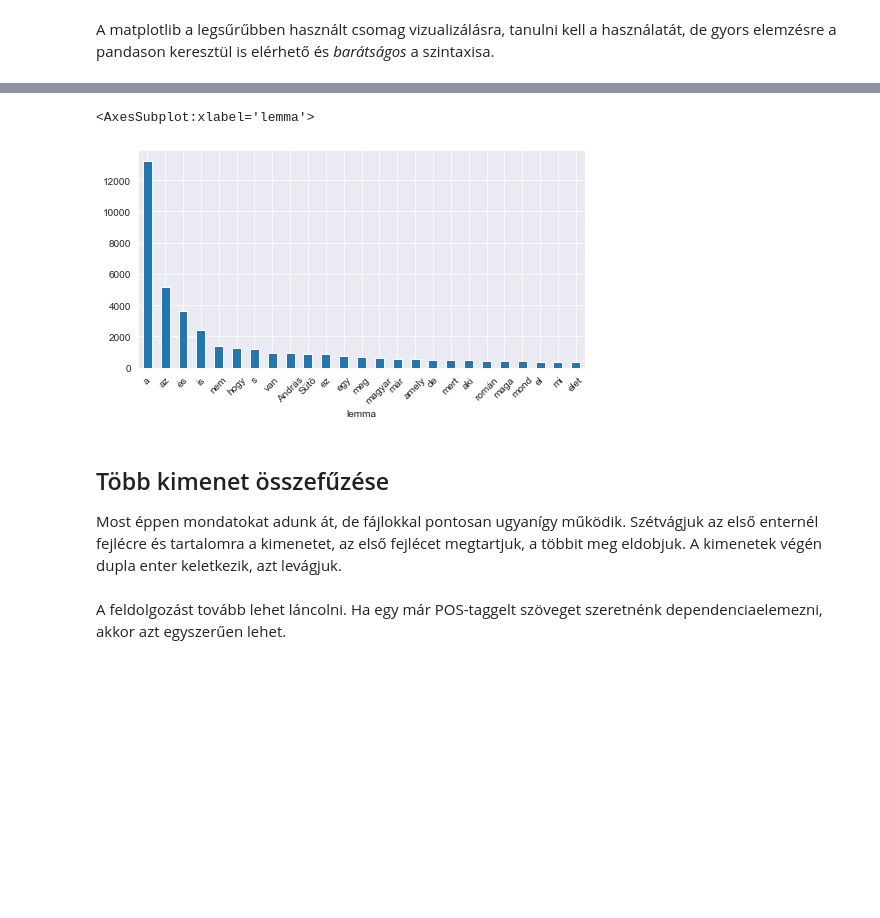
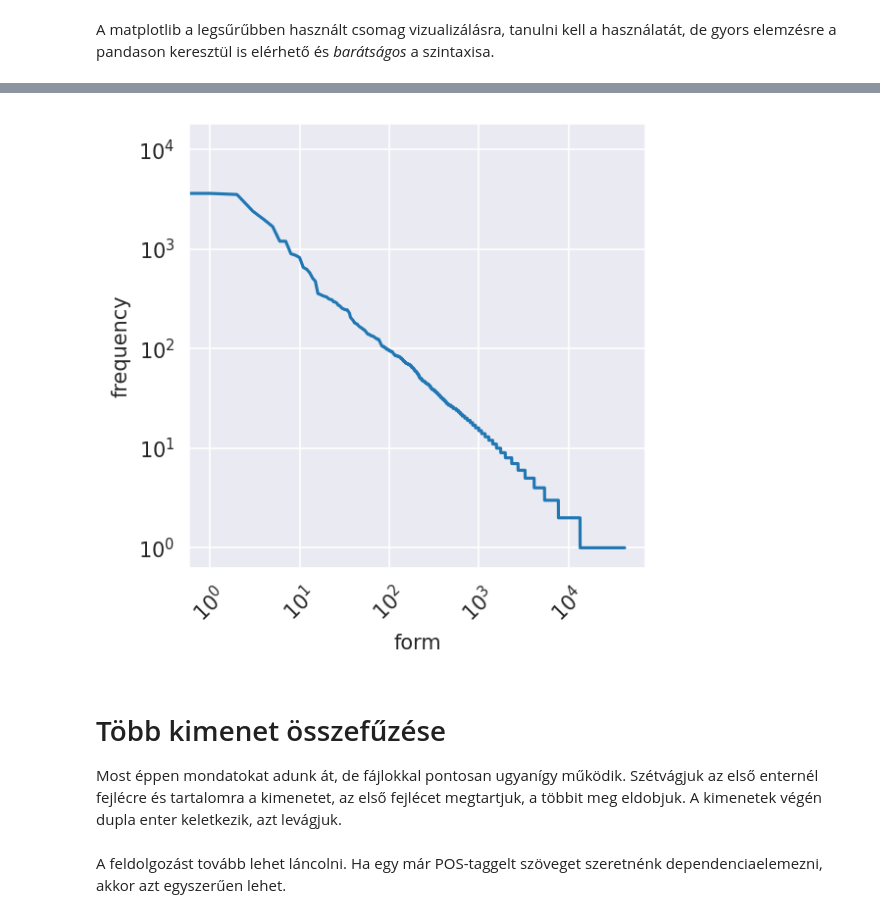
Before and after one commit to ELTE-DH/emtsv-wiki, a Jupyter notebook: Magyar/Notebooks/emtsv_usage.ipynb, the cells around one changed output, grey strips where cells are left out. Saved outputs shown, nothing was run; the diff lists cells and outputs as text; code cells hidden in the pictures; blank space fills up the shorter version.

```diff
--- a/Magyar/Notebooks/emtsv_usage.ipynb
+++ b/Magyar/Notebooks/emtsv_usage.ipynb
@@ -139,12 +209,14 @@ plt.show()
 # %%
-no_punct_freq = data.query('xpostag != "[Punct]"').value_counts('lemma')
-plt.figure(figsize=(8,4))
-no_punct_freq.head(25).plot.bar(rot=45)
+no_punct_freq = data.query('xpostag != "[Punct]"').value_counts('form')  # a nem írásjeleket kivesszük
+plt.figure(figsize=(4,4), dpi=150)
+no_punct_freq.plot.line(rot=45)  # lineplotot készítünk
+plt.ylabel('frequency')  # elnevezzük az y tengelyt
+plt.yscale('log')
+plt.xscale('log')
 # %% [output]
-<AxesSubplot:xlabel='lemma'>
-[figure, old version]
+[figure, new version]
 # %% [markdown]
-## Több kimenet összefűzése
+# Több kimenet összefűzése
 Most éppen mondatokat adunk át, de fájlokkal pontosan ugyanígy működik. Szétvágjuk az első enternél fejlécre és tartalomra a kimenetet, az első fejlécet megtartjuk, a többit meg eldobjuk. A kimenetek végén dupla enter keletkezik, azt levágjuk.
 # %%
 sentences = ['Ki korán kel, aranyat lel.', 'Száz sasszem meg száz sasszem az sok száz sasszem.', 'Jobb egy lúdnyak tíz tyúknyaknál.']
```
Also changed, not shown: parts of 13 cells of this notebook, 1 other file.
